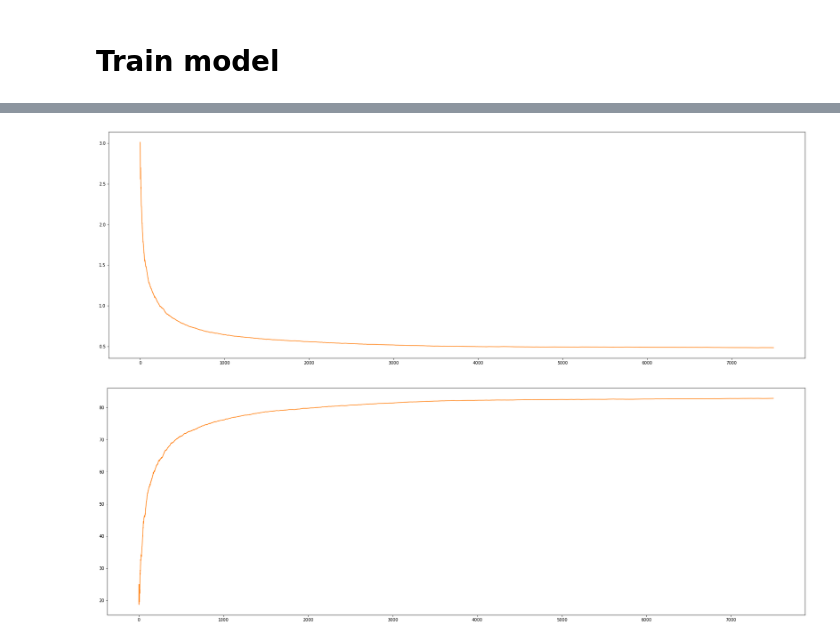
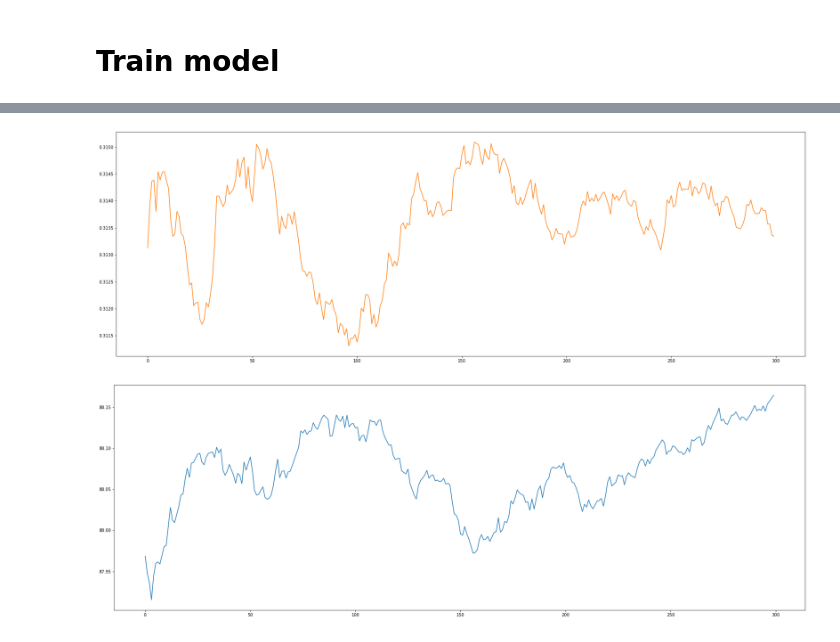
Before and after one commit to ShivamShrirao/dnn_from_scratch, a Jupyter notebook: mnist_fashion.ipynb, the cells around one changed output, grey strips where cells are left out. Saved outputs shown, nothing was run; the diff lists cells and outputs as text; code cells hidden in the pictures.

```diff
--- a/mnist_fashion.ipynb
+++ b/mnist_fashion.ipynb
@@ -150,12 +170,12 @@ Validation Acc: 84.473 %        Val loss: 0.47205714
 # %%
 plt.figure(figsize=(30,10))
-plt.plot(losses,color='#ff7f0e')
+plt.plot(losses[-300:],color='#ff7f0e')
 plt.show()
 # %% [output]
-[figure, old version]
+[figure, new version]
 # %%
 plt.figure(figsize=(30,10))
-plt.plot(train_acc,color='#ff7f0e')
+plt.plot(train_acc[-300:])#,color='#ff7f0e')
 plt.show()
 # %% [output]
-[figure, old version]
+[figure, new version]
```
Also changed, not shown: parts of 11 cells of this notebook, 3 other files.
